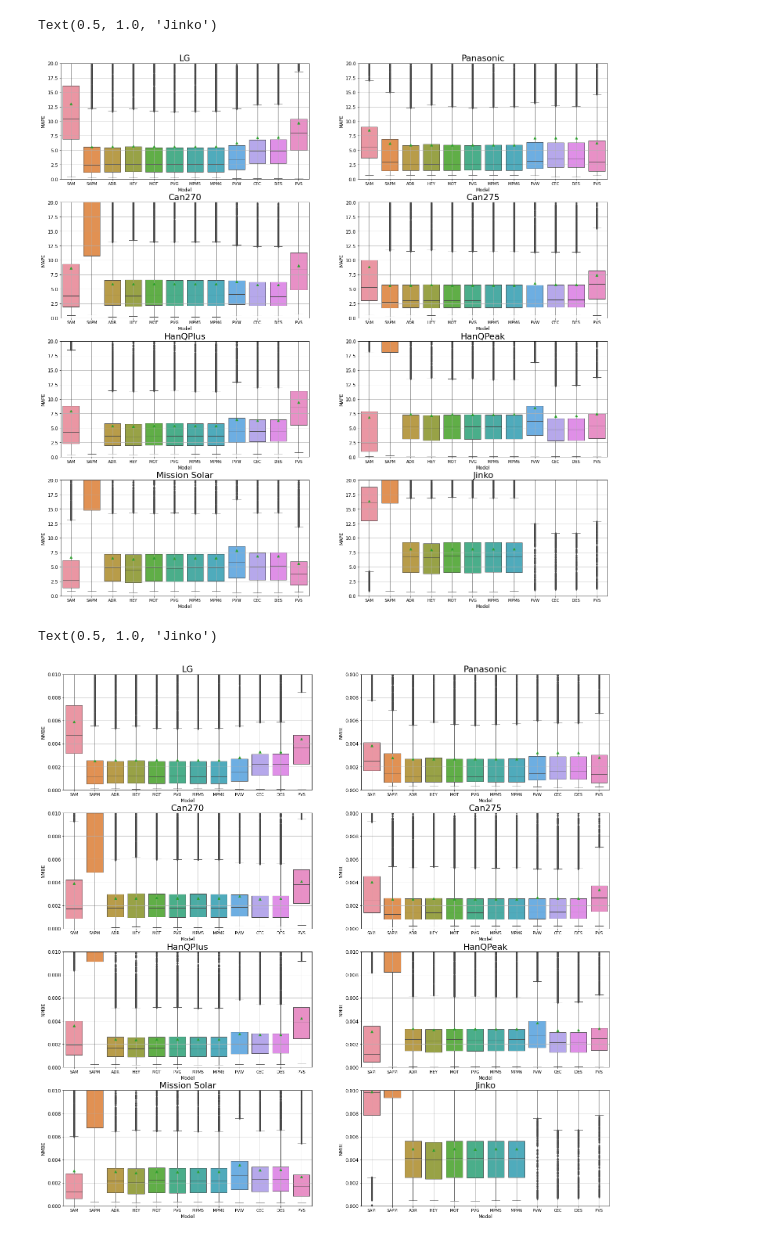
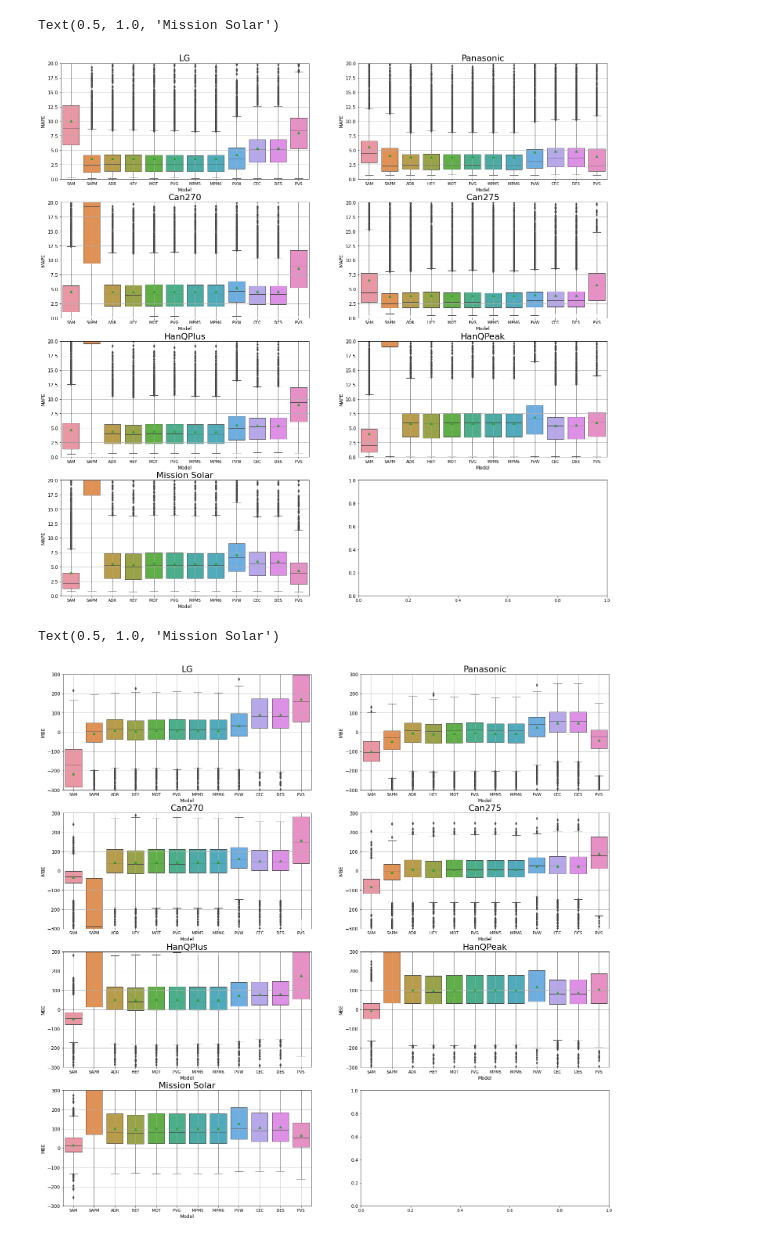
Before and after one commit to lmdeville/PV-Modeling, a Jupyter notebook: PVLT/PVLT_Loop.ipynb, the cells around one changed output. Cells and saved outputs as stored; diff of their text form; code cells hidden in the pictures.

```diff
--- a/PVLT/PVLT_Loop.ipynb
+++ b/PVLT/PVLT_Loop.ipynb
@@ -335,56 +349,56 @@ ax = sns.boxplot(x = 'Model', y = 'MAPE', data = mape, showmeans=True, ax = axes
 ax.set_ylim([0,20])
 ax.grid(True)
 ax.set_title('Mission Solar')
-mape = pd.read_csv('Jinko_mape.csv')
-ax = sns.boxplot(x = 'Model', y = 'MAPE', data = mape, showmeans=True, ax = axes[3,1])
-ax.set_ylim([0,20])
-ax.grid(True)
-ax.set_title('Jinko')
+#mape = pd.read_csv('Jinko_mape.csv')
+#ax = sns.boxplot(x = 'Model', y = 'MAPE', data = mape, showmeans=True, ax = axes[3,1])
+#ax.set_ylim([0,20])
+#ax.grid(True)
+#ax.set_title('Jinko')
 # %% [output]
-Text(0.5, 1.0, 'Jinko')
+Text(0.5, 1.0, 'Mission Solar')
-[figure, old version]
+[figure, new version]
 # %%
 fig, axes = plt.subplots(nrows=4, ncols=2, figsize=(25,25))#, sharex = 'all', sharey = 'all')
-nmbe = pd.read_csv('LG_nmbe.csv')
-ax = sns.boxplot(x = 'Model', y = 'NMBE', data = nmbe, showmeans=True,ax = axes[0,0])
-ax.set_ylim([0,0.01])
+mbe = pd.read_csv('LG_mbe.csv')
+ax = sns.boxplot(x = 'Model', y = 'MBE', data = mbe, showmeans=True,ax = axes[0,0])
+ax.set_ylim([-300,300])
 ax.grid(True)
 ax.set_title('LG')
-nmbe = pd.read_csv('Panasonic_nmbe.csv')
-ax = sns.boxplot(x = 'Model', y = 'NMBE', data = nmbe, showmeans=True, ax = axes[0,1])
-ax.set_ylim([0,0.01])
+mbe = pd.read_csv('Panasonic_mbe.csv')
+ax = sns.boxplot(x = 'Model', y = 'MBE', data = mbe, showmeans=True, ax = axes[0,1])
+ax.set_ylim([-300,300])
 ax.grid(True)
 ax.set_title('Panasonic')
-nmbe = pd.read_csv('Can270_nmbe.csv')
-ax = sns.boxplot(x = 'Model', y = 'NMBE', data = nmbe, showmeans=True, ax = axes[1,0])
-ax.set_ylim([0,0.01])
+mbe = pd.read_csv('Can270_mbe.csv')
+ax = sns.boxplot(x = 'Model', y = 'MBE', data = mbe, showmeans=True, ax = axes[1,0])
+ax.set_ylim([-300,300])
 ax.grid(True)
 ax.set_title('Can270')
-nmbe = pd.read_csv('Can275_nmbe.csv')
-ax = sns.boxplot(x = 'Model', y = 'NMBE', data = nmbe, showmeans=True, ax = axes[1,1])
-ax.set_ylim([0,0.01])
+mbe = pd.read_csv('Can275_mbe.csv')
+ax = sns.boxplot(x = 'Model', y = 'MBE', data = mbe, showmeans=True, ax = axes[1,1])
+ax.set_ylim([-300,300])
 ax.grid(True)
 ax.set_title('Can275')
-nmbe = pd.read_csv('HanQPlus_nmbe.csv')
-ax = sns.boxplot(x = 'Model', y = 'NMBE', data = nmbe, showmeans=True, ax = axes[2,0])
-ax.set_ylim([0,0.01])
+mbe = pd.read_csv('HanQPlus_mbe.csv')
+ax = sns.boxplot(x = 'Model', y = 'MBE', data = mbe, showmeans=True, ax = axes[2,0])
+ax.set_ylim([-300,300])
 ax.grid(True)
 ax.set_title('HanQPlus')
-nmbe = pd.read_csv('HanQPeak_nmbe.csv')
-ax = sns.boxplot(x = 'Model', y = 'NMBE', data = nmbe, showmeans=True, ax = axes[2,1])
-ax.set_ylim([0,0.01])
+mbe = pd.read_csv('HanQPeak_mbe.csv')
+ax = sns.boxplot(x = 'Model', y = 'MBE', data = mbe, showmeans=True, ax = axes[2,1])
+ax.set_ylim([-300,300])
 ax.grid(True)
 ax.set_title('HanQPeak')
-nmbe = pd.read_csv('MissionSolar_nmbe.csv')
-ax = sns.boxplot(x = 'Model', y = 'NMBE', data = nmbe, showmeans=True, ax = axes[3,0])
-ax.set_ylim([0,0.01])
+mbe = pd.read_csv('MissionSolar_mbe.csv')
+ax = sns.boxplot(x = 'Model', y = 'MBE', data = mbe, showmeans=True, ax = axes[3,0])
+ax.set_ylim([-300,300])
 ax.grid(True)
 ax.set_title('Mission Solar')
-nmbe = pd.read_csv('Jinko_nmbe.csv')
-ax = sns.boxplot(x = 'Model', y = 'NMBE', data = nmbe, showmeans=True, ax = axes[3,1])
-ax.set_ylim([0,0.01])
-ax.grid(True)
-ax.set_title('Jinko')
+#mbe = pd.read_csv('Jinko_mbe.csv')
+#ax = sns.boxplot(x = 'Model', y = 'MBE', data = mbe, showmeans=True, ax = axes[3,1])
+#ax.set_ylim([-300,300])
+#ax.grid(True)
+#ax.set_title('Jinko')
 # %% [output]
-Text(0.5, 1.0, 'Jinko')
+Text(0.5, 1.0, 'Mission Solar')
-[figure, old version]
+[figure, new version]
```
Also changed, not shown: parts of 2 cells of this notebook, 1 other file.
